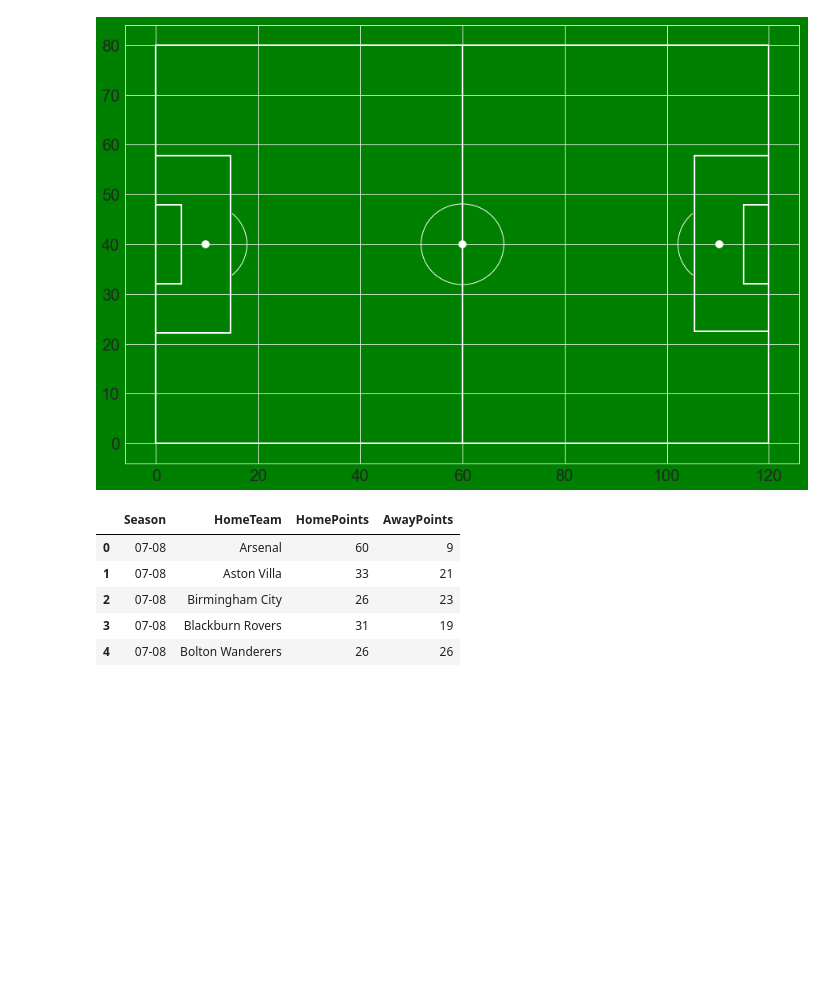
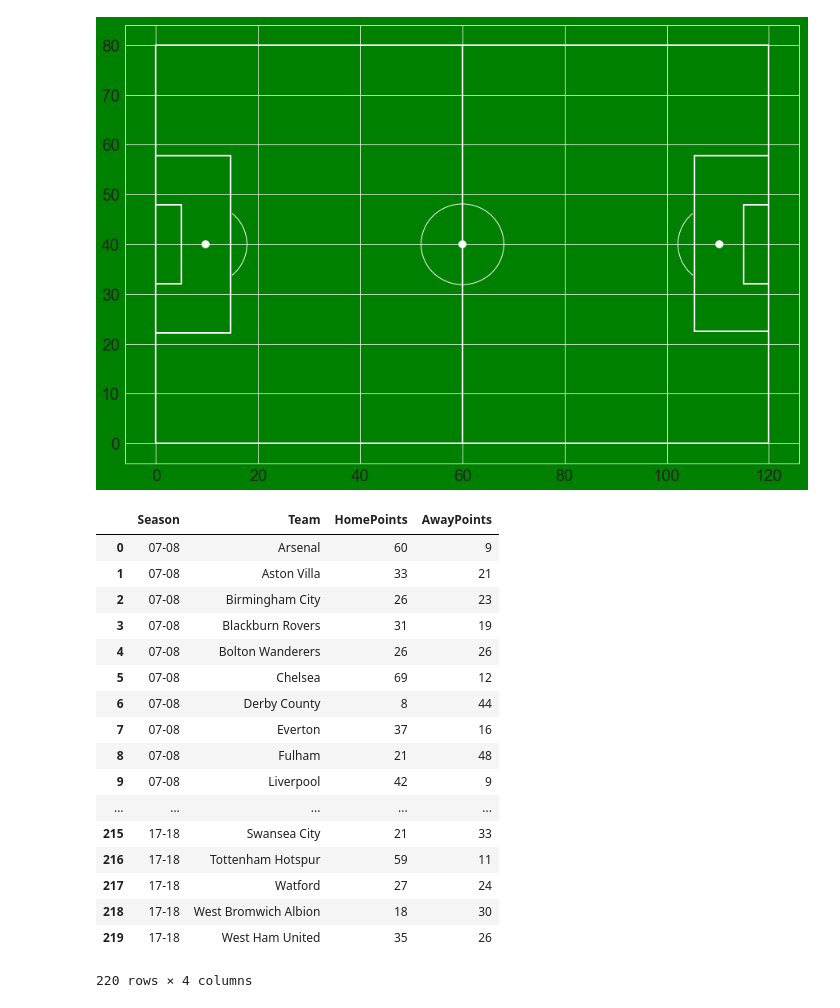
Before and after one commit to myfriendscallmeJ/a4, a Jupyter notebook: Project 4.ipynb, the cells around one changed output. Saved outputs shown, nothing was run; the diff lists cells and outputs as text; code cells hidden in the pictures; blank space fills up the shorter version.

Commit message:
working on Home_away_pts_scatter

```diff
--- a/Project 4.ipynb
+++ b/Project 4.ipynb
@@ -870,31 +870,44 @@ plt.show()
 # %%
 def home_points_cal(row):
     if row['HomeScore'] > row['AwayScore']:
         return 3
     elif row ['HomeScore']==row['AwayScore']:
         return 1
     else:
         return 0
 
 def away_points_cal(row):
     if row['HomeScore'] < row['AwayScore']:
         return 3
     elif row ['HomeScore']==row['AwayScore']:
         return 1
     else:
         return 0
 
 
 PremierLeague['HomePoints']=PremierLeague.apply(home_points_cal,axis=1)
 PremierLeague['AwayPoints']=PremierLeague.apply(away_points_cal,axis=1)
 Club_Pts=PremierLeague[['Season', 'Date','HomeTeam','AwayTeam','HomeScore','AwayScore', 'Result','HomePoints','AwayPoints']]
-Club_HME_Pts=pd.DataFrame(Club_Pts.groupby(['Season','HomeTeam'])['HomePoints','AwayPoints'].sum())
-Club_HME_Pts.reset_index(inplace=True)
-Club_HME_Pts.head()
+Club_Pts=pd.DataFrame(Club_Pts.groupby(['Season','HomeTeam'])['HomePoints','AwayPoints'].sum())
+Club_Pts.reset_index(inplace=True)
+Club_Pts=Club_Pts.rename(columns={'HomeTeam':'Team'})
+Club_Pts.head(220)
 # %% [output]
-|  | Season | HomeTeam | HomePoints | AwayPoints |
+|  | Season | Team | HomePoints | AwayPoints |
 | 0 | 07-08 | Arsenal | 60 | 9 |
 | 1 | 07-08 | Aston Villa | 33 | 21 |
 | 2 | 07-08 | Birmingham City | 26 | 23 |
 | 3 | 07-08 | Blackburn Rovers | 31 | 19 |
 | 4 | 07-08 | Bolton Wanderers | 26 | 26 |
+| 5 | 07-08 | Chelsea | 69 | 12 |
+| 6 | 07-08 | Derby County | 8 | 44 |
+| 7 | 07-08 | Everton | 37 | 16 |
+| 8 | 07-08 | Fulham | 21 | 48 |
+| 9 | 07-08 | Liverpool | 42 | 9 |
+| ... | ... | ... | ... | ... |
+| 215 | 17-18 | Swansea City | 21 | 33 |
+| 216 | 17-18 | Tottenham Hotspur | 59 | 11 |
+| 217 | 17-18 | Watford | 27 | 24 |
+| 218 | 17-18 | West Bromwich Albion | 18 | 30 |
+| 219 | 17-18 | West Ham United | 35 | 26 |
+220 rows × 4 columns
```
Also changed, not shown: parts of 1 cell of this notebook.
